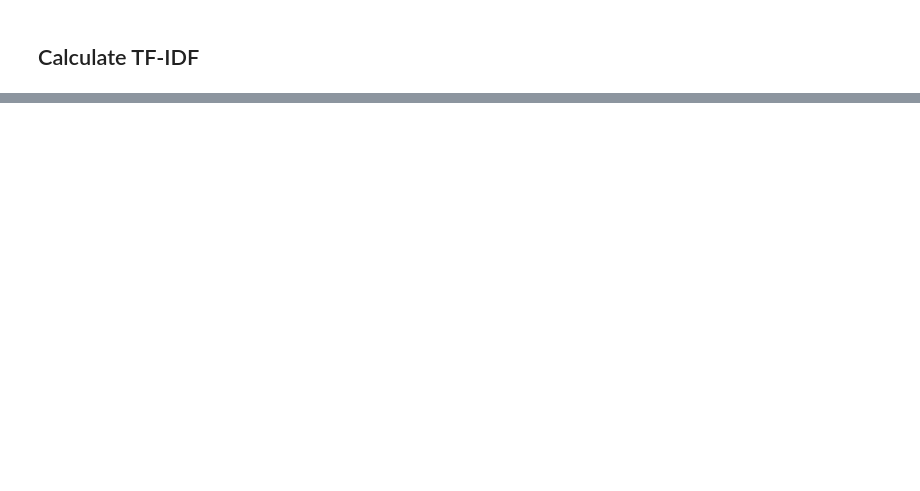
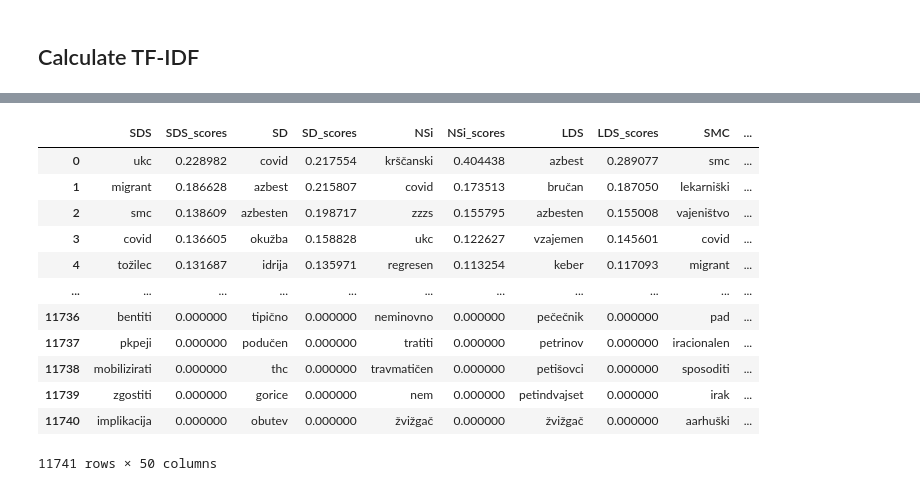
Before and after one commit to vidklopcic/dhh23, a Jupyter notebook: calculate_tf_idf_sklearn.ipynb, the cells around one changed output, grey strips where cells are left out. Cells and saved outputs as stored; diff of their text form; code cells hidden in the pictures; blank space fills up the shorter version.

```diff
--- a/calculate_tf_idf_sklearn.ipynb
+++ b/calculate_tf_idf_sklearn.ipynb
@@ -184,0 +178,16 @@ tf_idf = pd.DataFrame(top_words)
+# %%
+tf_idf['healthcare']
+# %% [output]
+|  | SDS | SDS_scores | SD | SD_scores | NSi | NSi_scores | LDS | LDS_scores | SMC | ... |
+| 0 | ukc | 0.228982 | covid | 0.217554 | krščanski | 0.404438 | azbest | 0.289077 | smc | ... |
+| 1 | migrant | 0.186628 | azbest | 0.215807 | covid | 0.173513 | bručan | 0.187050 | lekarniški | ... |
+| 2 | smc | 0.138609 | azbesten | 0.198717 | zzzs | 0.155795 | azbesten | 0.155008 | vajeništvo | ... |
+| 3 | covid | 0.136605 | okužba | 0.158828 | ukc | 0.122627 | vzajemen | 0.145601 | covid | ... |
+| 4 | tožilec | 0.131687 | idrija | 0.135971 | regresen | 0.113254 | keber | 0.117093 | migrant | ... |
+| ... | ... | ... | ... | ... | ... | ... | ... | ... | ... | ... |
+| 11736 | bentiti | 0.000000 | tipično | 0.000000 | neminovno | 0.000000 | pečečnik | 0.000000 | pad | ... |
+| 11737 | pkpeji | 0.000000 | podučen | 0.000000 | tratiti | 0.000000 | petrinov | 0.000000 | iracionalen | ... |
+| 11738 | mobilizirati | 0.000000 | thc | 0.000000 | travmatičen | 0.000000 | petišovci | 0.000000 | sposoditi | ... |
+| 11739 | zgostiti | 0.000000 | gorice | 0.000000 | nem | 0.000000 | petindvajset | 0.000000 | irak | ... |
+| 11740 | implikacija | 0.000000 | obutev | 0.000000 | žvižgač | 0.000000 | žvižgač | 0.000000 | aarhuški | ... |
+11741 rows × 50 columns
```
Also changed, not shown: parts of 4 cells of this notebook, 2 other files.
